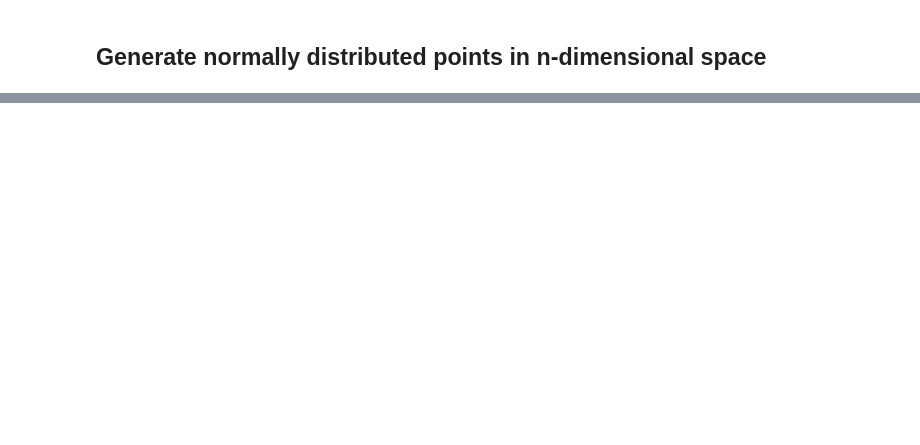
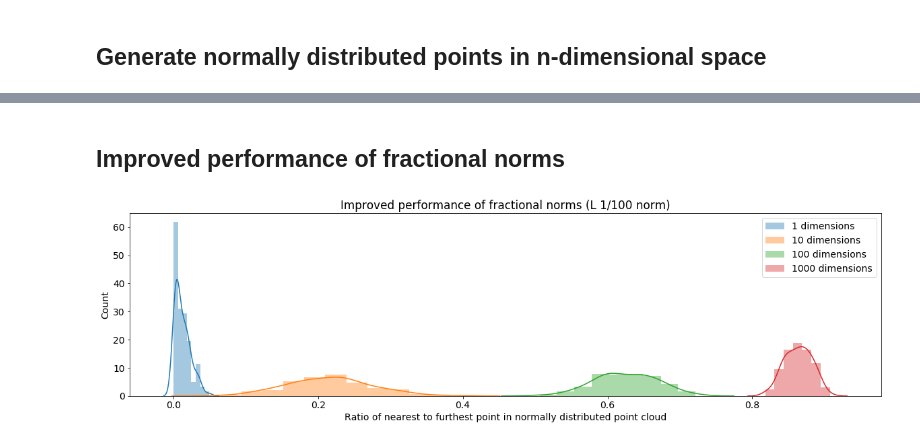
Before and after one commit to peterbbryan/HighDimensionalDistance, a Jupyter notebook: HighDimensionalDistance.ipynb, the cells around one changed output, grey strips where cells are left out. Cells and saved outputs as stored; diff of their text form; code cells hidden in the pictures; blank space fills up the shorter version.

```diff
--- a/HighDimensionalDistance.ipynb
+++ b/HighDimensionalDistance.ipynb
@@ -72,0 +141,29 @@ l_sub_p_norm(np.array([1,2,3,4]), np.array([2,3,4,5]), 2)
+# %% [markdown]
+## Improved performance of fractional norms
+# %%
+dimensions = [1, 10, 100, 1000]
+NUM_SIMULATIONS = 100
+NUM_POINTS = 10
+
+distance_ratios = np.zeros(shape=(NUM_SIMULATIONS, len(dimensions)))
+
+for sim in range(NUM_SIMULATIONS):
+    for ind, dimension in enumerate(dimensions):
+
+        # calculate the L2 distance for the points
+        r = distance_ratio(generate_points(NUM_POINTS, dimension), norm_p=1/100)
+        r = r if not np.isnan(r) else 0
+        distance_ratios[sim, ind] = r
+
+matplotlib.rcParams.update({'font.size': 14})
+plt.figure(figsize=(20,5))
+for ind in range(len(dimensions)):
+    sns.distplot(distance_ratios[:,ind])
+
+plt.title('Improved performance of fractional norms (L 1/100 norm)')
+plt.xlabel('Ratio of nearest to furthest point in normally distributed point cloud')
+plt.ylabel('Count')
+plt.legend([f'{d} dimensions' for d in dimensions])
+plt.show()
+# %% [output]
+[figure, added]
```
Also changed, not shown: parts of 10 cells of this notebook.
